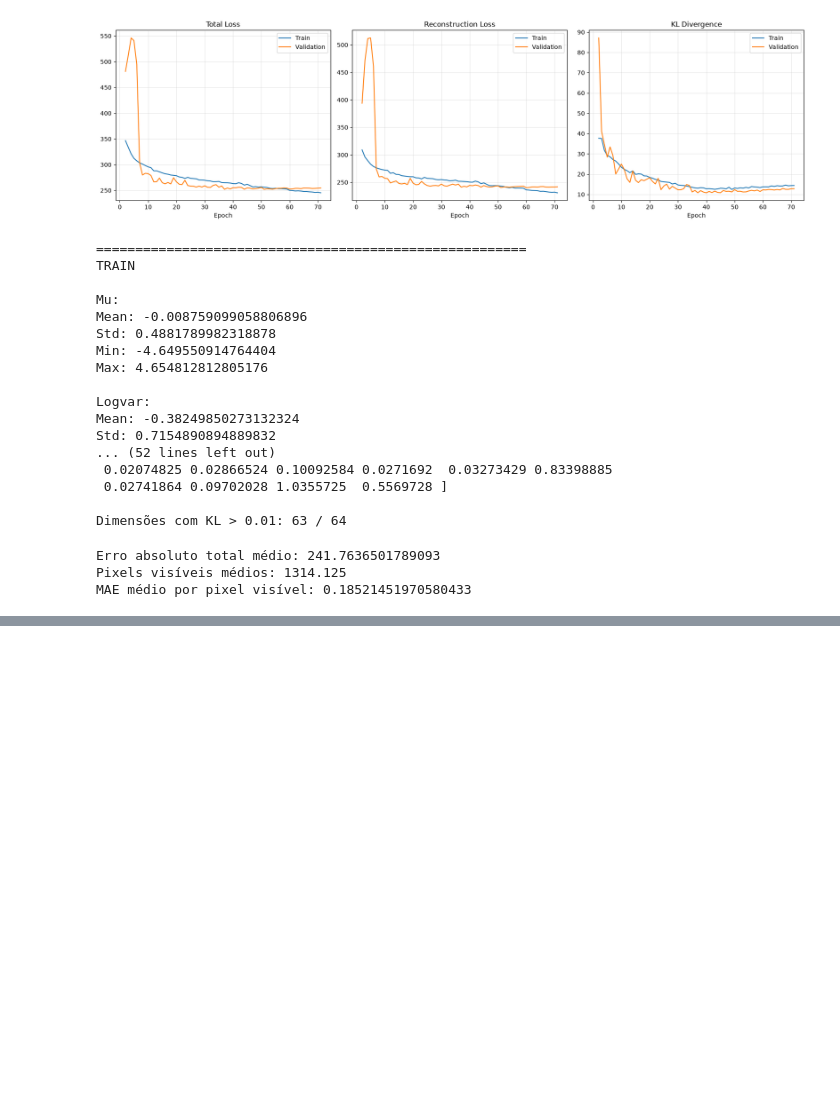
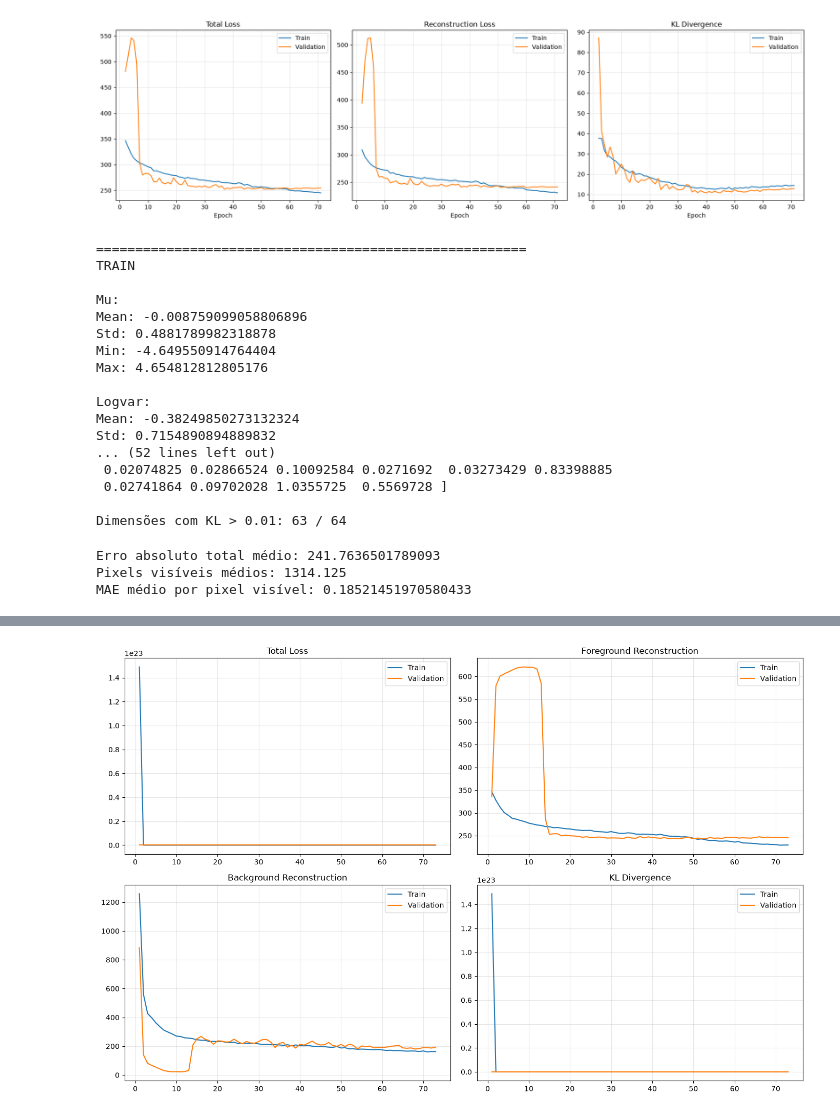
Before and after one commit to J0hnV1ct0r/Projeto_poke_sprite, a Jupyter notebook: pokeBWTPST_cvae.ipynb, the cells around one changed output, grey strips where cells are left out. Saved outputs shown, nothing was run; the diff lists cells and outputs as text; code cells hidden in the pictures; blank space fills up the shorter version.

```diff
--- a/pokeBWTPST_cvae.ipynb
+++ b/pokeBWTPST_cvae.ipynb
@@ -2493,0 +2783,11 @@ show_reconstructions(
+# %%
+generator = torch.Generator()
+generator.manual_seed(SEED)
+
+train_loader = DataLoader(
+    train_dataset,
+    batch_size=BATCH_SIZE,
+    shuffle=True,
+    num_workers=0,
+    generator=generator
+)
@@ -2493,0 +2982,81 @@ show_reconstructions(
+# %%
+history_bg_df = pd.DataFrame(history_bg)
+
+fig, axes = plt.subplots(
+    2,
+    2,
+    figsize=(14, 9)
+)
+
+# Loss total
+axes[0, 0].plot(
+    history_bg_df["epoch"],
+    history_bg_df["train_total"],
+    label="Train"
+)
+
+axes[0, 0].plot(
+    history_bg_df["epoch"],
+    history_bg_df["val_total"],
+    label="Validation"
+)
+
+axes[0, 0].set_title("Total Loss")
+axes[0, 0].legend()
+axes[0, 0].grid(alpha=0.3)
+
+# Foreground
+axes[0, 1].plot(
+    history_bg_df["epoch"],
+    history_bg_df["train_foreground"],
+    label="Train"
+)
+
+axes[0, 1].plot(
+    history_bg_df["epoch"],
+    history_bg_df["val_foreground"],
+    label="Validation"
+)
+
+axes[0, 1].set_title("Foreground Reconstruction")
+axes[0, 1].legend()
+axes[0, 1].grid(alpha=0.3)
+
+# Background
+axes[1, 0].plot(
+    history_bg_df["epoch"],
+    history_bg_df["train_background"],
+    label="Train"
+)
+
+axes[1, 0].plot(
+    history_bg_df["epoch"],
+    history_bg_df["val_background"],
+    label="Validation"
+)
+
+axes[1, 0].set_title("Background Reconstruction")
+axes[1, 0].legend()
+axes[1, 0].grid(alpha=0.3)
+
+# KL
+axes[1, 1].plot(
+    history_bg_df["epoch"],
+    history_bg_df["train_kl"],
+    label="Train"
+)
+
+axes[1, 1].plot(
+    history_bg_df["epoch"],
+    history_bg_df["val_kl"],
+    label="Validation"
+)
+
+axes[1, 1].set_title("KL Divergence")
+axes[1, 1].legend()
+axes[1, 1].grid(alpha=0.3)
+
+plt.tight_layout()
+plt.show()
+# %% [output]
+[figure, added]
```
Also changed, not shown: parts of 72 cells of this notebook, 9 other files.
